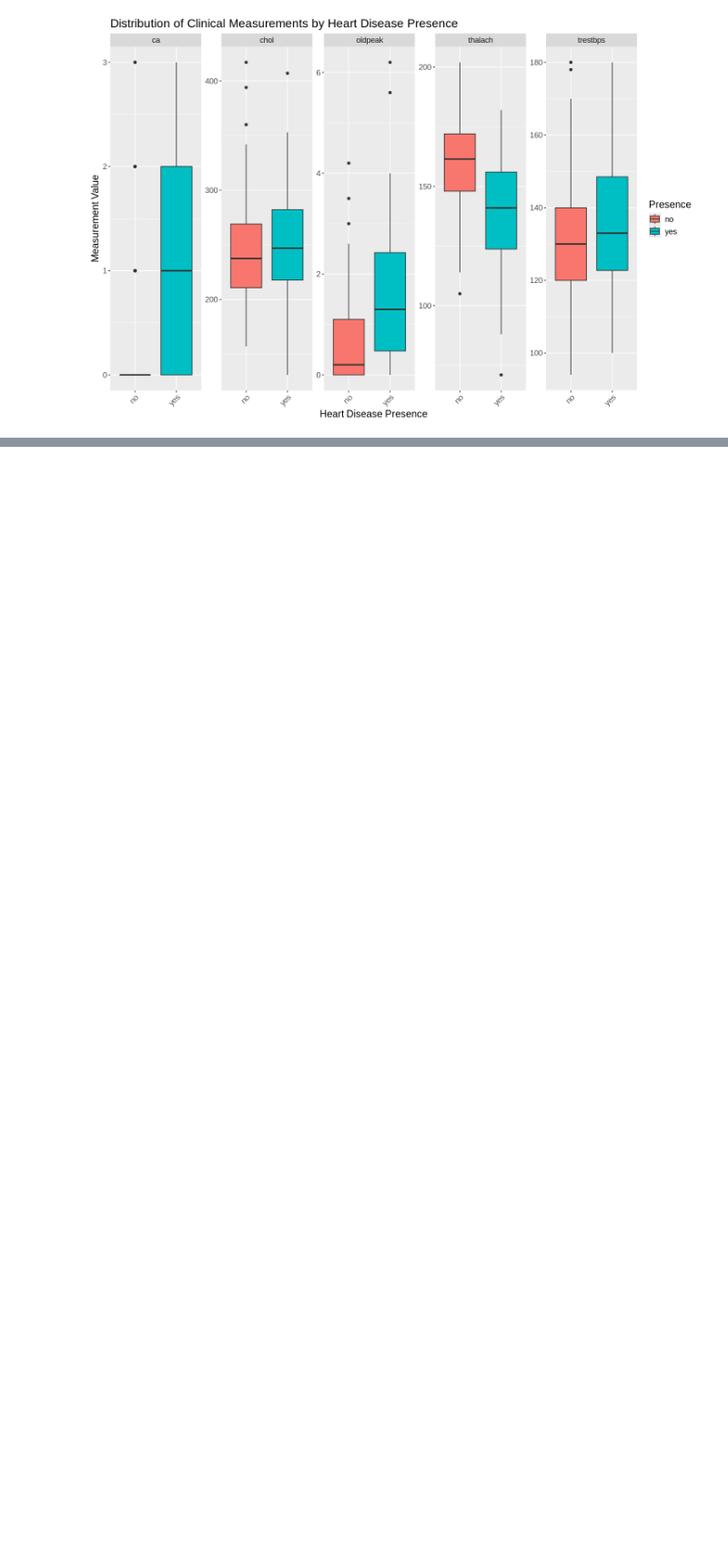
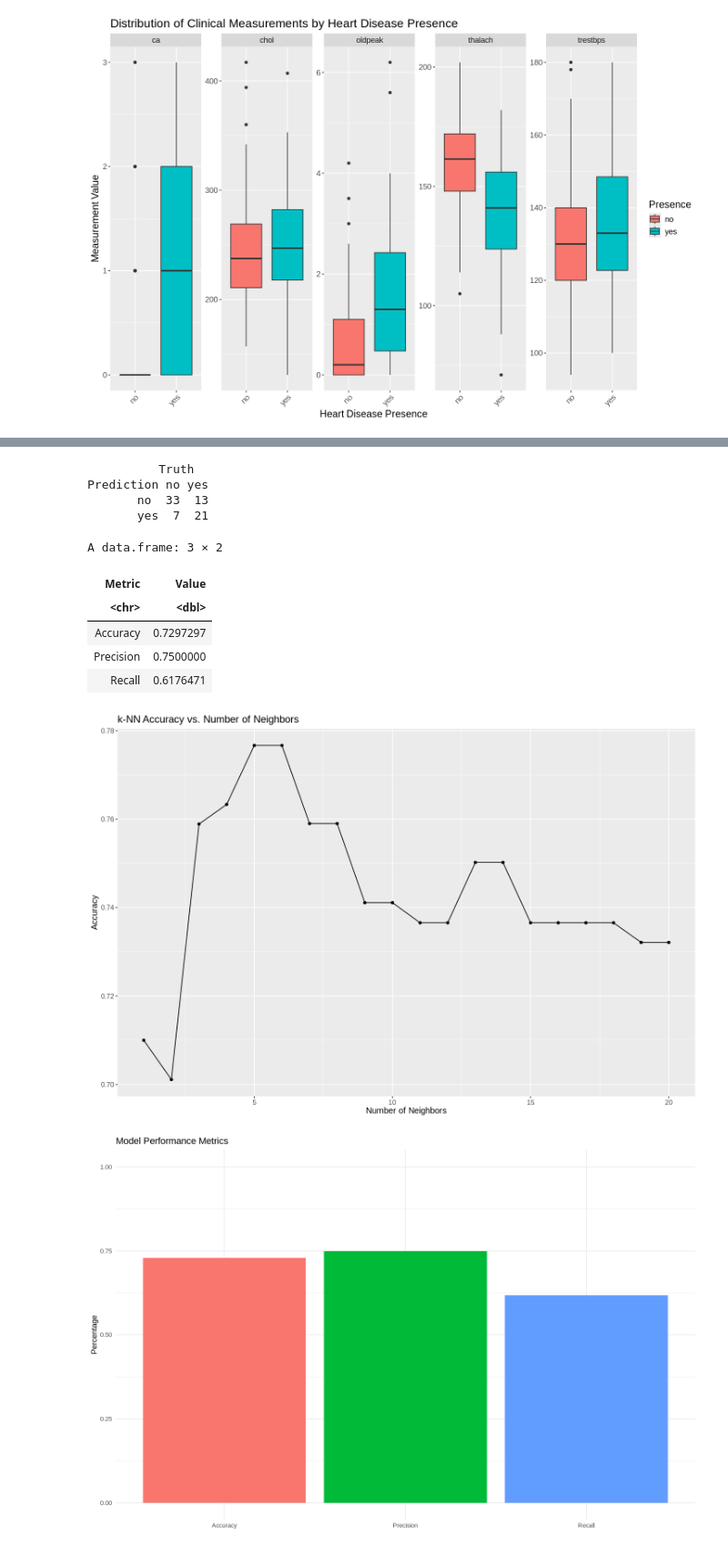
Before and after one commit to latmerlin/dsci100, a Jupyter notebook: Cleveland-final.ipynb, the cells around one changed output, grey strips where cells are left out. Shown at 91% size. Cells and saved outputs as stored; diff of their text form; code cells hidden in the pictures; blank space fills up the shorter version.

Commit message:
update code in cleveland-final

```diff
--- a/Cleveland-final.ipynb
+++ b/Cleveland-final.ipynb
@@ -152,3 +153,72 @@ From the barplot we conclude that we will use only ca, oldpeak and thalach becau
+# %%
+cleveland_test <- na.omit(cleveland_test)
+# %%
+set.seed(1)
+cleveland_recipe <- recipe(heart_disease_presence ~ ca + chol + oldpeak, data = cleveland_train) |>
+    step_scale(all_predictors()) |>
+    step_center(all_predictors())
+knn_spec <- nearest_neighbor(weight_func = "rectangular", neighbors = tune()) |>
+  set_engine("kknn") |>
+  set_mode("classification")
+cleveland_vfold <- vfold_cv(cleveland_train, v = 5, strata = heart_disease_presence)
+grid_vals <- tibble(neighbors = seq(1, 20))
+knn_results <- workflow() |>
+  add_recipe(cleveland_recipe) |>
+  add_model(knn_spec) |>
+  tune_grid(resamples = cleveland_vfold, grid = grid_vals) |>
+  collect_metrics()
+accuracy_results <- knn_results |>
+  filter(.metric == "accuracy")
+best_k <- accuracy_results |>
+  arrange(desc(mean)) |>
+  slice(1) |>
+  pull(neighbors)
+accuracy_plot <- ggplot(accuracy_results, aes(x = neighbors, y = mean)) +
+  geom_point() +
+  geom_line() +
+  labs(x = "Number of Neighbors", y = "Accuracy", title = "k-NN Accuracy vs. Number of Neighbors") +
+  theme(text = element_text(size = 12))
+accuracy_plot
+final_knn_spec <- nearest_neighbor(weight_func = "rectangular", neighbors = best_k) |>
+  set_engine("kknn") |>
+  set_mode("classification")
+final_knn_fit <- workflow() |>
+  add_recipe(recipe(heart_disease_presence ~ ca + chol + oldpeak, data = cleveland_train)) |>
+  add_model(final_knn_spec) |>
+  fit(data = cleveland_train)
+cleveland_predictions <- predict(final_knn_fit, cleveland_test) |>
+  bind_cols(cleveland_test)
+cleveland_conf_mat <- cleveland_predictions |>
+  conf_mat(truth = heart_disease_presence, estimate = .pred_class)
+cleveland_conf_mat
+accuracy <- (33 + 21) / (33 + 13 + 7 + 21)
+precision <- 21 / (21 + 7)
+recall <- 21 / (21 + 13)
+metrics_data <- data.frame(
+  Metric = c("Accuracy", "Precision", "Recall"),
+  Value = c(accuracy, precision, recall)
+)
+metrics_data
+conf_bar <- ggplot(metrics_data, aes(x = Metric, y = Value, fill = Metric)) +
+  geom_bar(stat = "identity") +
+  labs(x = '', y = 'Percentage', title = 'Model Performance Metrics') +
+  ylim(0, 1) +
+  theme_minimal() +
+  theme(legend.position = "none")
+conf_bar
+# %% [output]
+          Truth
+Prediction no yes
+       no  33  13
+       yes  7  21
+A data.frame: 3 × 2
+| Metric | Value |
+| <chr> | <dbl> |
+| Accuracy | 0.7297297 |
+| Precision | 0.7500000 |
+| Recall | 0.6176471 |
+[figure, added]
+[figure, added]
 # %% [markdown]
 ## Methods:
 The goal of this project is to build a model that can predict whether or not a patient has heart disease.
```
Also changed, not shown: parts of 3 cells of this notebook.
